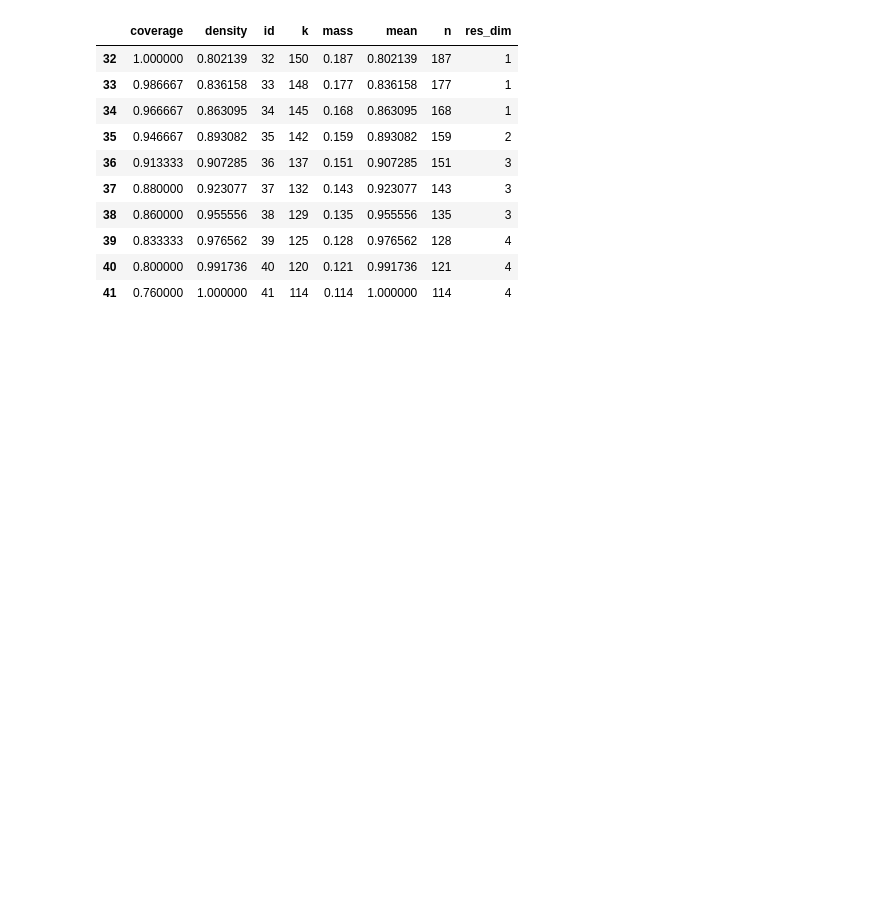
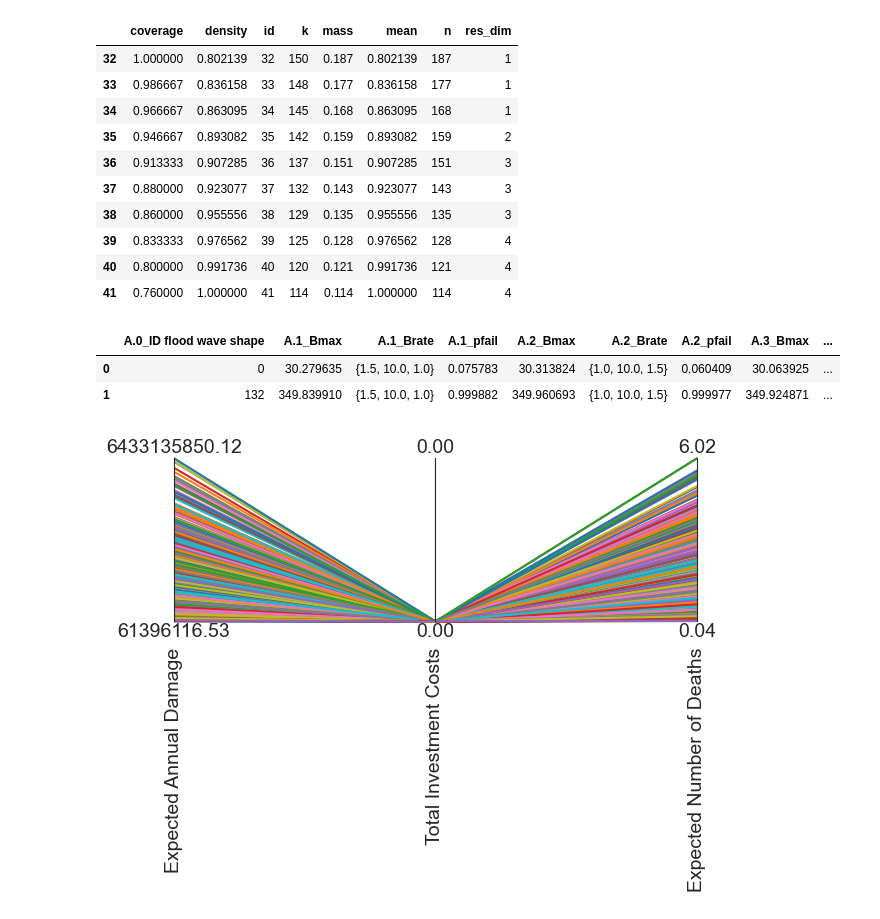
Before and after one commit to leonarddevijfde/MBD-repository, a Jupyter notebook: PRIM.ipynb, the cells around one changed output. Saved outputs shown, nothing was run; the diff lists cells and outputs as text; code cells hidden in the pictures; blank space fills up the shorter version.

```diff
--- a/PRIM.ipynb
+++ b/PRIM.ipynb
@@ -117,0 +71,7 @@ scenarios_of_interest
+# %%
+limits = box1.box_lims[chosen_box_id]
+limits
+# %% [output]
+|  | A.0_ID flood wave shape | A.1_Bmax | A.1_Brate | A.1_pfail | A.2_Bmax | A.2_Brate | A.2_pfail | A.3_Bmax | ... |
+| 0 | 0 | 30.279635 | {1.5, 10.0, 1.0} | 0.075783 | 30.313824 | {1.0, 10.0, 1.5} | 0.060409 | 30.063925 | ... |
+| 1 | 132 | 349.839910 | {1.5, 10.0, 1.0} | 0.999882 | 349.960693 | {1.0, 10.0, 1.5} | 0.999977 | 349.924871 | ... |
@@ -117,0 +86,17 @@ scenarios_of_interest
+# %%
+from ema_workbench.analysis import parcoords
+
+data = pd.DataFrame({k:v for k,v in outcomes.items()})
+
+indices = pd.concat([all_data.idxmax(), all_data.idxmin()]).unique()
+
+limits = parcoords.get_limits(data)
+axes = parcoords.ParallelAxes(limits)
+
+axes.plot(data)
+axes.plot(data.iloc[indices, :])
+fig = plt.gcf()
+
+plt.show()
+# %% [output]
+[figure, added]
```
Also changed, not shown: parts of 15 cells of this notebook, 1 other file.
